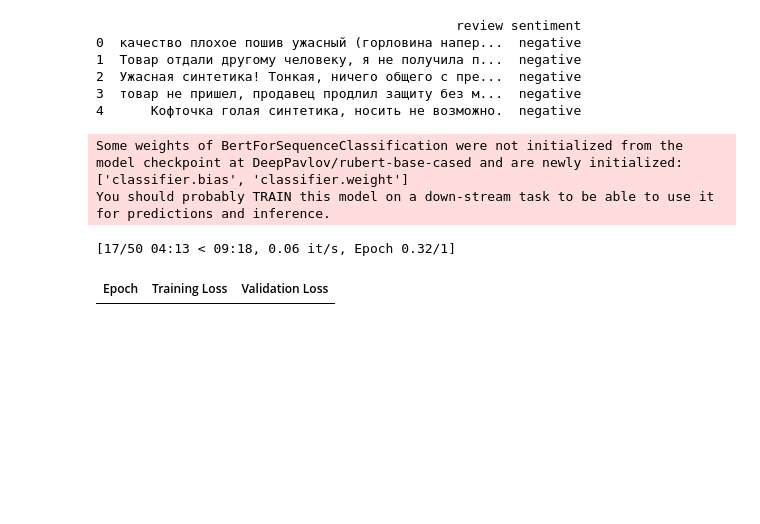
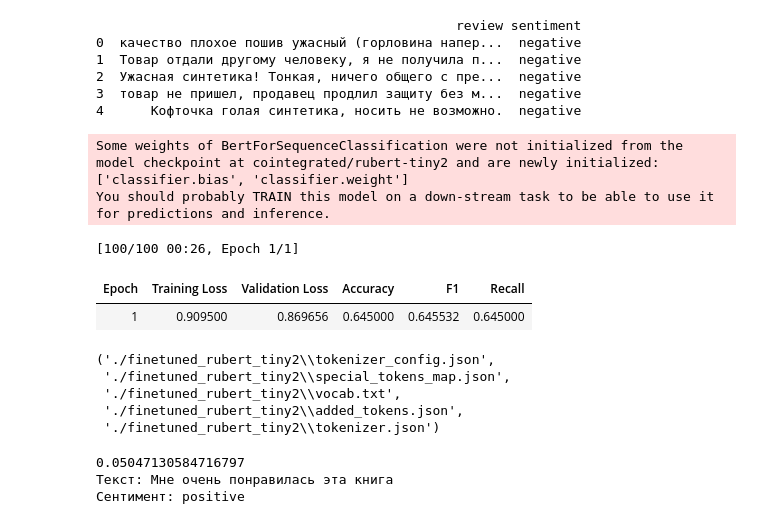
Before and after one commit to tw1nflame/2brains1code, a Jupyter notebook: model/model.ipynb, the cells around one changed output. Cells and saved outputs as stored; diff of their text form; code cells hidden in the pictures; blank space fills up the shorter version.

```diff
--- a/model/model.ipynb
+++ b/model/model.ipynb
@@ -65,17 +65,16 @@ import pandas as pd
 from transformers import AutoTokenizer, AutoModelForSequenceClassification, Trainer, TrainingArguments
 from torch.utils.data import Dataset, DataLoader
 from sklearn.model_selection import train_test_split
-from sklearn.metrics import accuracy_score, f1_score
+from sklearn.metrics import accuracy_score, f1_score, recall_score
 from transformers import DataCollatorWithPadding
 
-# Класс датасета
 # Класс датасета
 def load_dataset(csv_path):
     df = pd.read_csv(csv_path, sep="\t")
     label_mapping = {"negative": 0, "neautral": 1, "positive": 2}
     df["sentiment"] = df["sentiment"].map(label_mapping)
     df = df.sample(frac=1, random_state=42).reset_index(drop=True)  # Перемешивание
-    df = df.head(1000)
+    df = df.head(2000)
     train_texts, test_texts, train_labels, test_labels = train_test_split(
         df['review'], df['sentiment'], test_size=0.2, random_state=42
     )
@@ -97,7 +96,7 @@ class SentimentDataset(Dataset):
                 "label": torch.tensor(self.labels[idx], dtype=torch.long)}
 
 # Выбор модели
-model_name = "DeepPavlov/rubert-base-cased"
+model_name = "cointegrated/rubert-tiny2"
 tokenizer = AutoTokenizer.from_pretrained(model_name)
 model = AutoModelForSequenceClassification.from_pretrained(model_name, num_labels=3)  # 3 класса (negative, neutral, positive)
 
@@ -112,42 +111,90 @@ def compute_metrics(pred):
     preds = pred.predictions.argmax(-1)
     acc = accuracy_score(labels, preds)
     f1 = f1_score(labels, preds, average='weighted')
-    return {"accuracy": acc, "f1": f1}
+    recall = recall_score(labels, preds, average='weighted')
+
+    return {"accuracy": acc, "f1": f1, "recall": recall}
 
 # Параметры обучения
 training_args = TrainingArguments(
-    output_dir="./results",
+    output_dir="./results2",
     eval_strategy="epoch",
     save_strategy="epoch",
-    per_device_train_batch_size=16,  # Увеличено для ускорения
+    per_device_train_batch_size=16,
     per_device_eval_batch_size=16,
     num_train_epochs=1,
     weight_decay=0.01,
-    logging_dir="./logs",
+    load_best_model_at_end=True,
+    logging_dir="./logs2",
+    logging_strategy="steps",
     logging_steps=50,
-    load_best_model_at_end=True,
+    report_to="tensorboard"
 )
 
 
 
 data_collator = DataCollatorWithPadding(tokenizer=tokenizer)
 
 trainer = Trainer(
     model=model,
     args=training_args,
     train_dataset=train_dataset,
     eval_dataset=test_dataset,
     data_collator=data_collator,  # Замена устаревшего tokenizer
     compute_metrics=compute_metrics,
 )
 
 trainer.train()
 
 # Сохранение модели
-model.save_pretrained("./finetuned_rubert")
-tokenizer.save_pretrained("./finetuned_rubert")
+model.save_pretrained("./finetuned_rubert_tiny2")
+tokenizer.save_pretrained("./finetuned_rubert_tiny2")
 # %% [output]
-Some weights of BertForSequenceClassification were not initialized from the model checkpoint at DeepPavlov/rubert-base-cased and are newly initialized: ['classifier.bias', 'classifier.weight']
+Some weights of BertForSequenceClassification were not initialized from the model checkpoint at cointegrated/rubert-tiny2 and are newly initialized: ['classifier.bias', 'classifier.weight']
 You should probably TRAIN this model on a down-stream task to be able to use it for predictions and inference.
-[17/50 04:13 < 09:18, 0.06 it/s, Epoch 0.32/1]
+[100/100 00:26, Epoch 1/1]
-| Epoch | Training Loss | Validation Loss |
+| Epoch | Training Loss | Validation Loss | Accuracy | F1 | Recall |
+| 1 | 0.909500 | 0.869656 | 0.645000 | 0.645532 | 0.645000 |
+('./finetuned_rubert_tiny2\\tokenizer_config.json',
+ './finetuned_rubert_tiny2\\special_tokens_map.json',
+ './finetuned_rubert_tiny2\\vocab.txt',
+ './finetuned_rubert_tiny2\\added_tokens.json',
+ './finetuned_rubert_tiny2\\tokenizer.json')
+# %%
+import torch
+from transformers import AutoTokenizer, AutoModelForSequenceClassification
+import time
+
+# Загрузка сохраненной модели и токенайзера
+model_path = "./finetuned_rubert_tiny"
+tokenizer = AutoTokenizer.from_pretrained(model_path)
+model = AutoModelForSequenceClassification.from_pretrained(model_path)
+model.eval()
+# Маппинг числовых меток в текстовые
+label_mapping = {0: "negative", 1: "neutral", 2: "positive"}
+
+# Функция для предсказания сентимента
+def predict_sentiment(text):
+    inputs = tokenizer(text, return_tensors="pt", padding="max_length", truncation=True, max_length=512)
+    with torch.no_grad():
+        outputs = model(**inputs)
+    logits = outputs.logits
+    predicted_class = torch.argmax(logits, dim=1).item()
+    return label_mapping[predicted_class]
+
+start = time.time()
+# Пример использования
+texts = [
+    "Мне очень понравилась эта книга",
+]
+
+for text in texts:
+    sentiment = predict_sentiment(text)
+    out = f"Текст: {text}\nСентимент: {sentiment}\n"
+end = time.time()
+print(end - start)
+print(out)
+# %% [output]
+0.05047130584716797
+Текст: Мне очень понравилась эта книга
+Сентимент: positive
```
Also changed, not shown: parts of 6 cells of this notebook.
